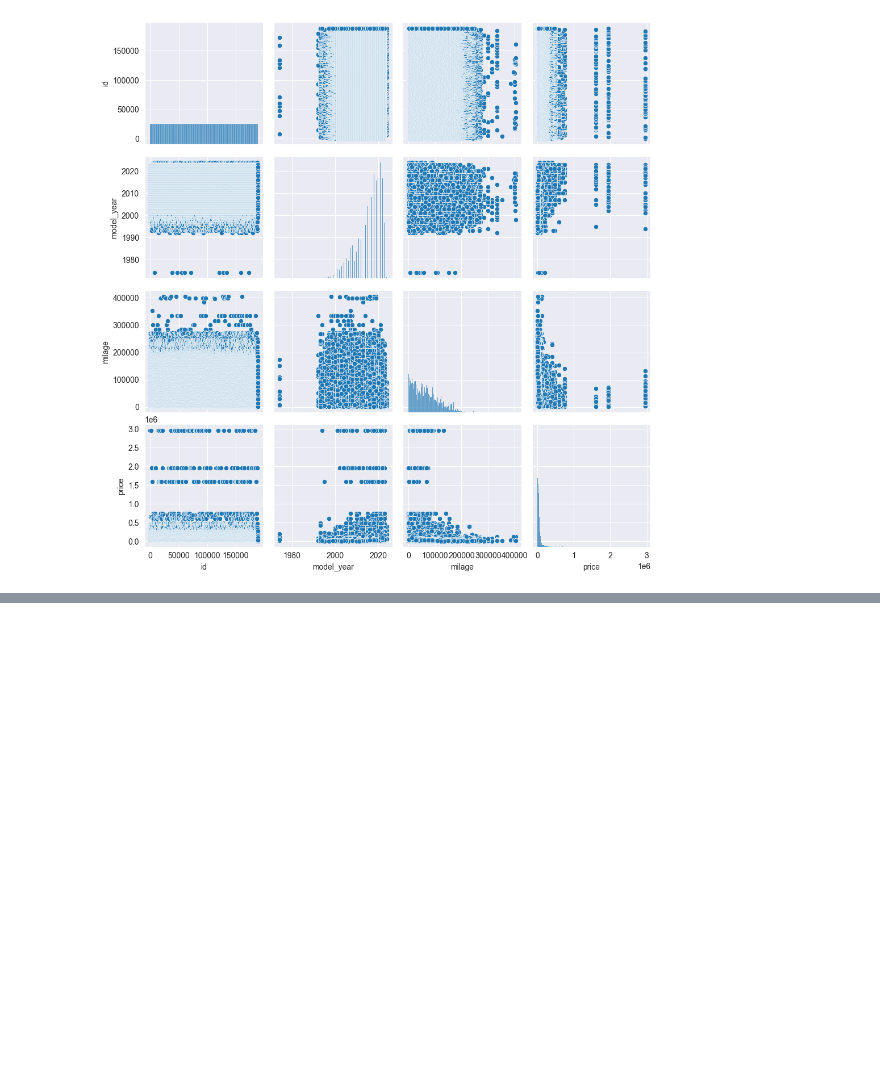
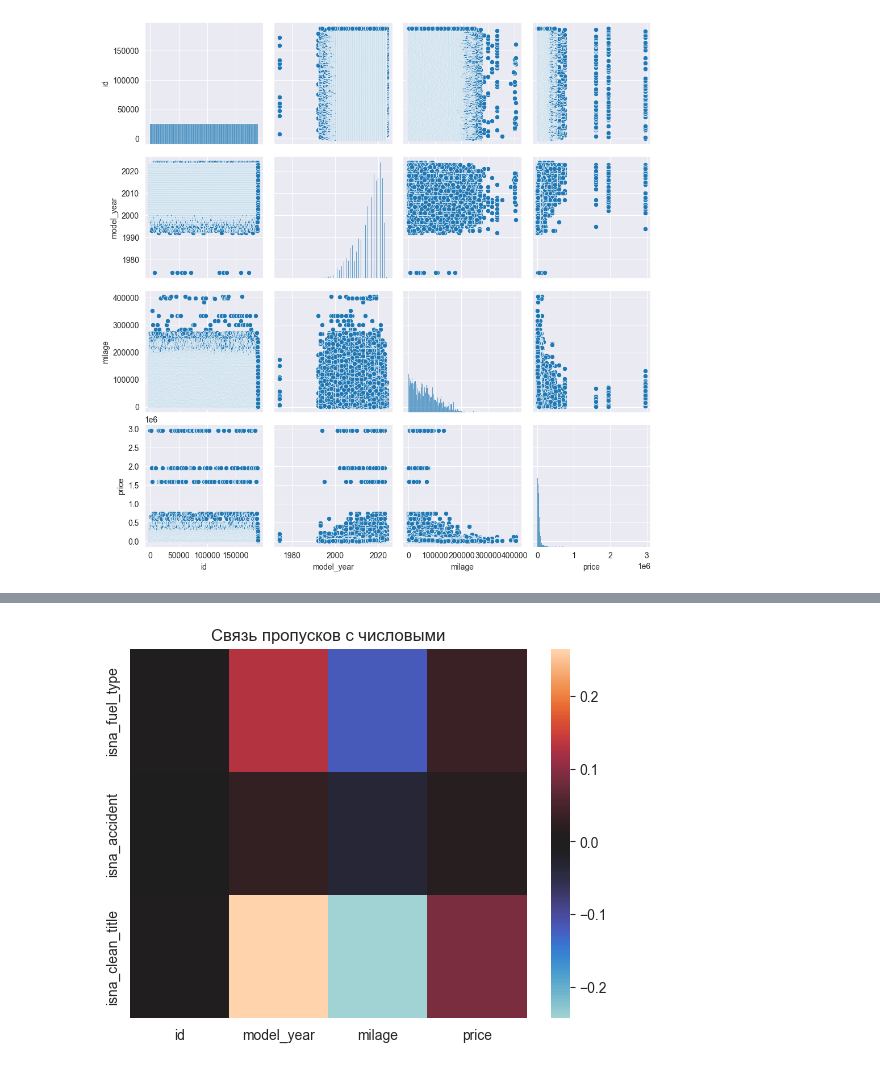
Before and after one commit to chesnokoff/Regression-of-Used-Car-Prices, a Jupyter notebook: eda.ipynb, the cells around one changed output, grey strips where cells are left out. Cells and saved outputs as stored; diff of their text form; code cells hidden in the pictures; blank space fills up the shorter version.

```diff
--- a/eda.ipynb
+++ b/eda.ipynb
@@ -142,0 +287,9 @@ sns.pairplot(df)
+# %%
+def top_freq(s, top=20):
+    vc = s.value_counts(dropna=False)
+    out = vc.head(top).to_frame("cnt")
+    out["share"] = out["cnt"] / len(s)
+    return out
+
+for c in df.select_dtypes(exclude="number").columns:
+    display(c, top_freq(df[c], 25))
@@ -142,0 +404,10 @@ sns.pairplot(df)
+# %%
+miss_cols = [c for c in df.columns if df[c].isna().any()]
+miss_ind = df[miss_cols].isna().astype(int).add_prefix("isna_")
+corr_miss = pd.concat([df.select_dtypes("number"), miss_ind], axis=1).corr(numeric_only=True)
+
+sns.heatmap(corr_miss.loc[miss_ind.columns, df.select_dtypes("number").columns], center=0)
+plt.title("Связь пропусков с числовыми")
+plt.show()
+# %% [output]
+[figure, added]
```
Also changed, not shown: parts of 6 cells of this notebook, 6 other files.
